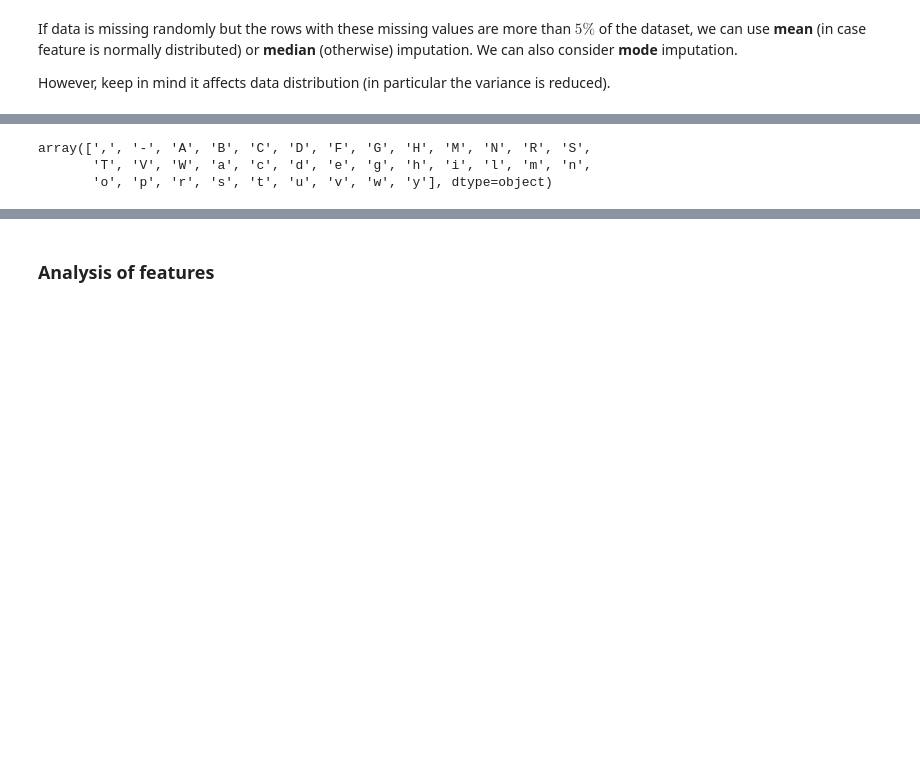
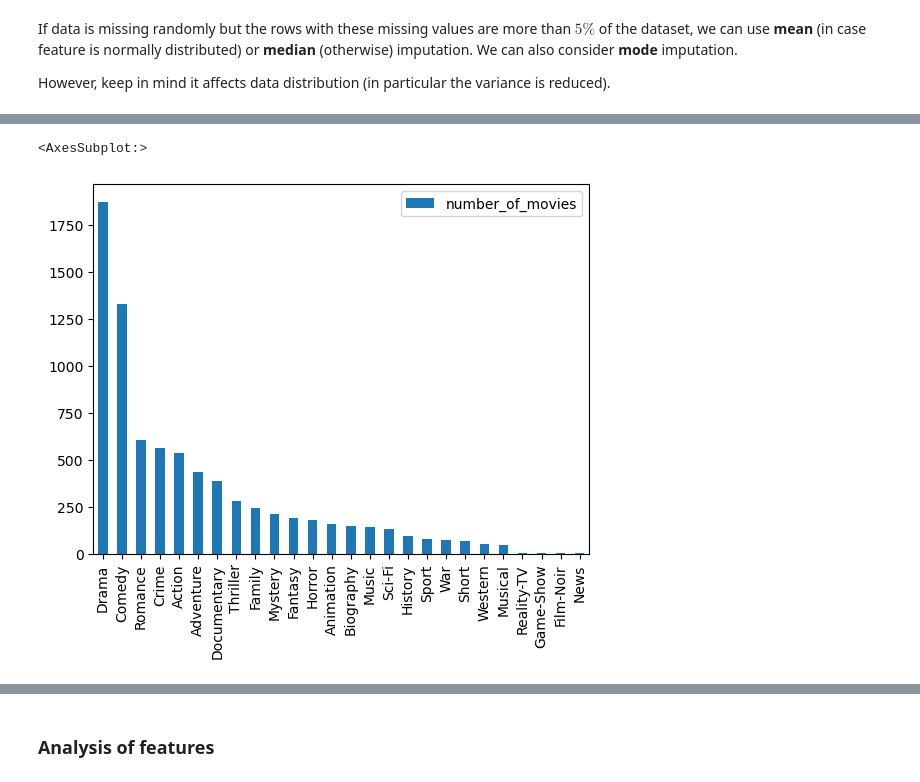
Before and after one commit to Mathieu-R/lelec2870-movie-revenue-prediction, a Jupyter notebook: eda.ipynb, the cells around one changed output, grey strips where cells are left out. Saved outputs shown, nothing was run; the diff lists cells and outputs as text; code cells hidden in the pictures; blank space fills up the shorter version.

```diff
--- a/eda.ipynb
+++ b/eda.ipynb
@@ -176,34 +313,26 @@ print("runtime mode: {}".format(df["runtime"].mode()))
-# %%
-import numpy as np
-
-from itertools import chain
-
-df.dropna(subset=["genres"], axis=0, inplace=True)
-
-genres_list = list(chain(*df["genres"].str.split(",").tolist()))
-
-unique_genres = []
-genres_counter = {}
-
-# retrieve each genre
-for genre in genres_list:
-	if genre in genres_counter:
-		genres_counter[genre] += 1
-	else:
-		genres_counter[genre] = 1
-
-for genre, count in genres_counter.items():
-	genres_counter[genre] = np.round(count / len(genres_list), 3)
-
-genres_counter
-
-from sklearn.preprocessing import MultiLabelBinarizer
-
-mlb = MultiLabelBinarizer()
-mlb.fit_transform(df["genres"])
-
-mlb.classes_
-# %% [output]
-array([',', '-', 'A', 'B', 'C', 'D', 'F', 'G', 'H', 'M', 'N', 'R', 'S',
-       'T', 'V', 'W', 'a', 'c', 'd', 'e', 'g', 'h', 'i', 'l', 'm', 'n',
-       'o', 'p', 'r', 's', 't', 'u', 'v', 'w', 'y'], dtype=object)
+# %%
+df.dropna(subset=["genres"], axis=0, inplace=True)
+df["runtime"].fillna(df["runtime"].mean(), inplace=True)
+# %%
+df["release_year"] = df["release_year"].astype(int)
+# %%
+df.dropna(subset=["genres"], axis=0, inplace=True)
+
+genres_lists = df["genres"].str.split(",").tolist()
+
+genres_dict = {}
+
+# retrieve each genre
+for sublist in genres_lists:
+	for genre in sublist:
+		if genre in genres_dict:
+			genres_dict[genre] += 1
+		else:
+			genres_dict[genre] = 1
+
+genres_df = pd.DataFrame.from_dict(genres_dict, columns=["number_of_movies"], orient="index")
+genres_df.sort_values(by="number_of_movies", ascending=False, inplace=True)
+genres_df.plot.bar()
+# %% [output]
+<AxesSubplot:>
+[figure, added]
```
Also changed, not shown: parts of 36 cells of this notebook, 5 other files.
